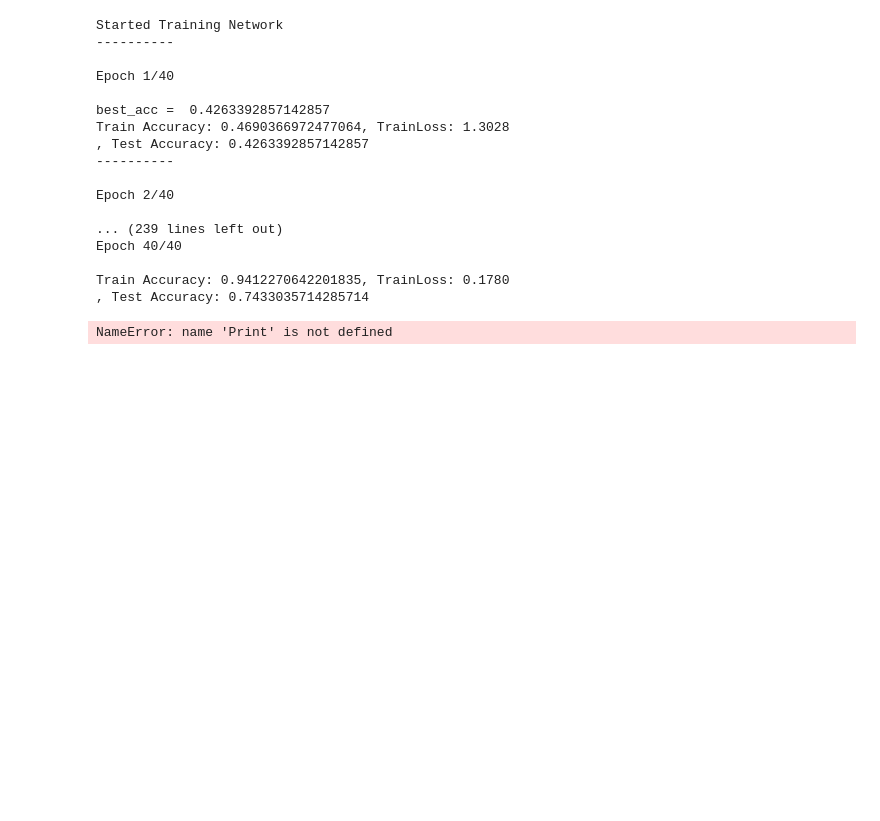
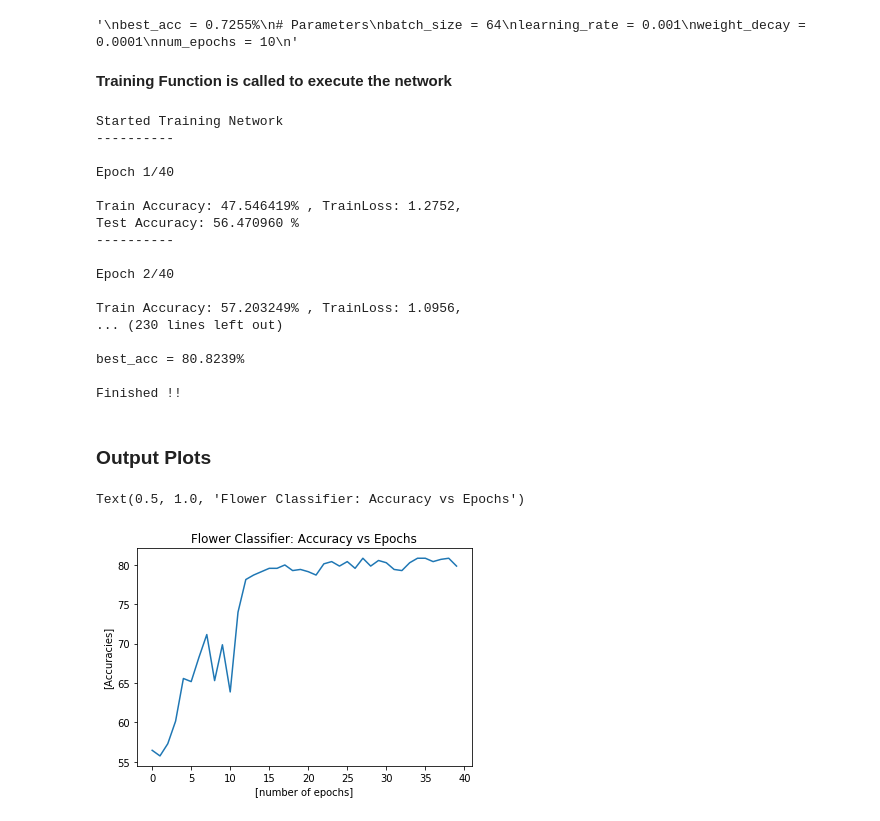
Before and after one commit to mayankpathak10/Deep-Learning, a Jupyter notebook: ProblemSet3/Flower_Classifier.ipynb, the cells around one changed output. Drawn from its saved outputs; the diff is of its cells as text; code cells hidden in the pictures; blank space fills up the shorter version.

```diff
--- a/ProblemSet3/Flower_Classifier.ipynb
+++ b/ProblemSet3/Flower_Classifier.ipynb
@@ -17,6 +62,8 @@ from sklearn.model_selection import train_test_split
 # %%
 # Parameters
-batch_size = 32
+batch_size = 64
 learning_rate = 0.001
 weight_decay = 0.0001
 num_epochs = 40
+pool_size = 2
+num_classes = 5
@@ -225,24 +337,80 @@ criterion = nn.CrossEntropyLoss()
+# %%
+"""
+Past results
+
+best_acc = 0.7937
+# Parameters
+batch_size = 64
+learning_rate = 0.001
+weight_decay = 0.0001
+num_epochs = 40
+
+"""
+
+"""
+best_acc =  0.65861
+# Parameters
+batch_size = 64
+learning_rate = 0.001
+weight_decay = 0.01
+num_epochs = 10
+"""
+
+"""
+best_acc = 0.6984
+# Parameters
+batch_size = 64
+learning_rate = 0.001
+weight_decay = 0.001
+num_epochs = 10
+"""
+
+"""
+best_acc = 0.7255%
+# Parameters
+batch_size = 64
+learning_rate = 0.001
+weight_decay = 0.0001
+num_epochs = 10
+"""
+# %% [output]
+'\nbest_acc = 0.7255%\n# Parameters\nbatch_size = 64\nlearning_rate = 0.001\nweight_decay = 0.0001\nnum_epochs = 10\n'
+# %% [markdown]
+__Training Function is called to execute the network__
 # %%
 if __name__ == "__main__":
     print("Started Training Network")
-    train(num_epochs)
-    print("Finished !!")
+    test_accuracies, train_losses =  train(num_epochs)
+    print("\nFinished !!")
 # %% [output]
 Started Training Network
 ----------
 
 Epoch 1/40
 
-best_acc =  0.4263392857142857
-Train Accuracy: 0.4690366972477064, TrainLoss: 1.3028
-, Test Accuracy: 0.4263392857142857
+Train Accuracy: 47.546419% , TrainLoss: 1.2752,
+Test Accuracy: 56.470960 %
 ----------
 
 Epoch 2/40
 
-... (239 lines left out)
-Epoch 40/40
+Train Accuracy: 57.203249% , TrainLoss: 1.0956,
+... (230 lines left out)
 
-Train Accuracy: 0.9412270642201835, TrainLoss: 0.1780
-, Test Accuracy: 0.7433035714285714
+best_acc = 80.8239%
+
+Finished !!
-NameError: name 'Print' is not defined
+# %% [markdown]
+### Output Plots
+# %%
+test_accuracies = [i*100 for i in test_accuracies]
+# plot the training progress
+plt.plot(range(0, len(test_accuracies)), test_accuracies)
+plt.xlabel('[number of epochs]')
+# plt.xlim([0, len(train_loss)])
+plt.ylabel('[Accuracies]')
+# plt.ylim([0.0, 1.0])
+plt.title('Flower Classifier: Accuracy vs Epochs')
+# %% [output]
+Text(0.5, 1.0, 'Flower Classifier: Accuracy vs Epochs')
+[figure, added]
```
Also changed, not shown: parts of 27 cells of this notebook, 16 other files.
